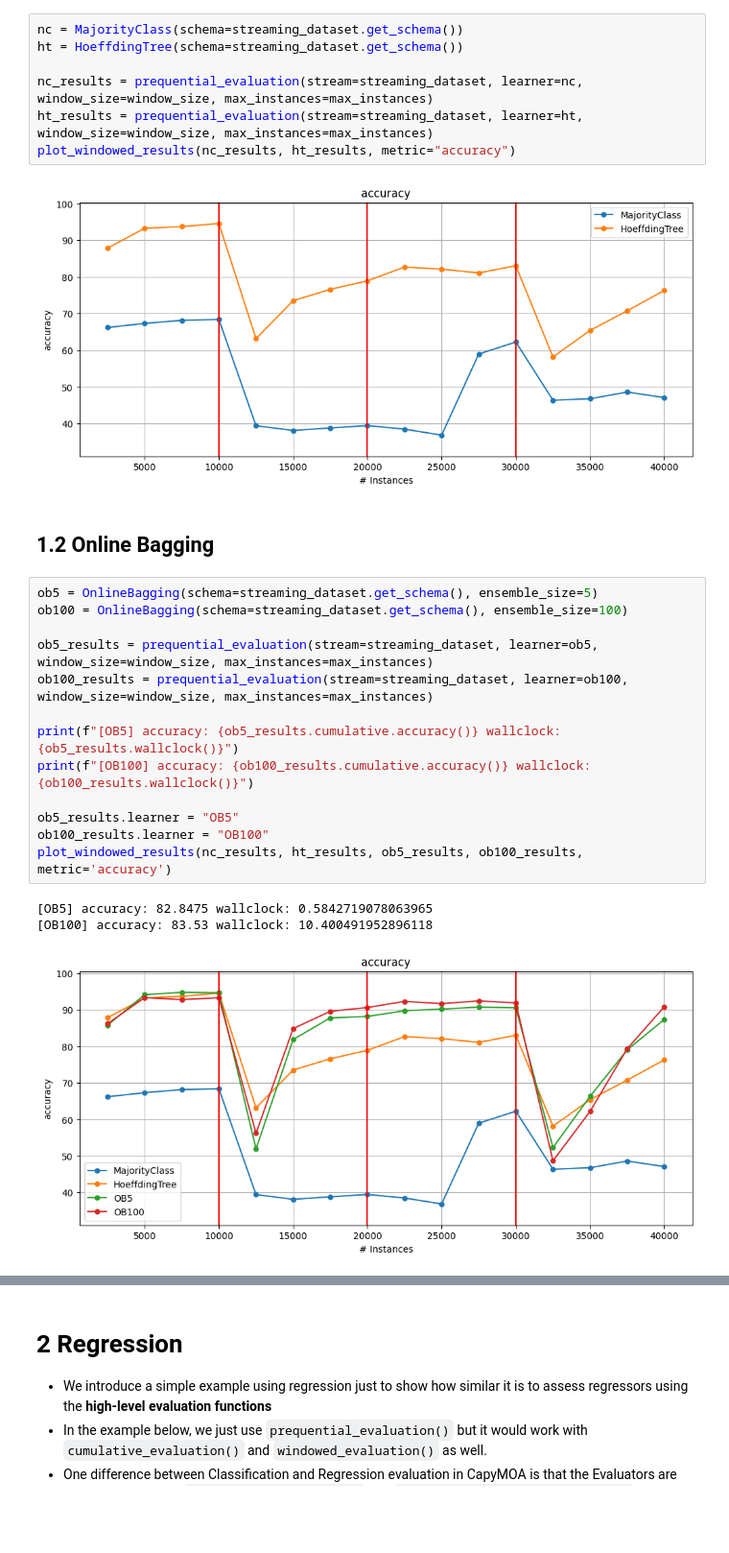
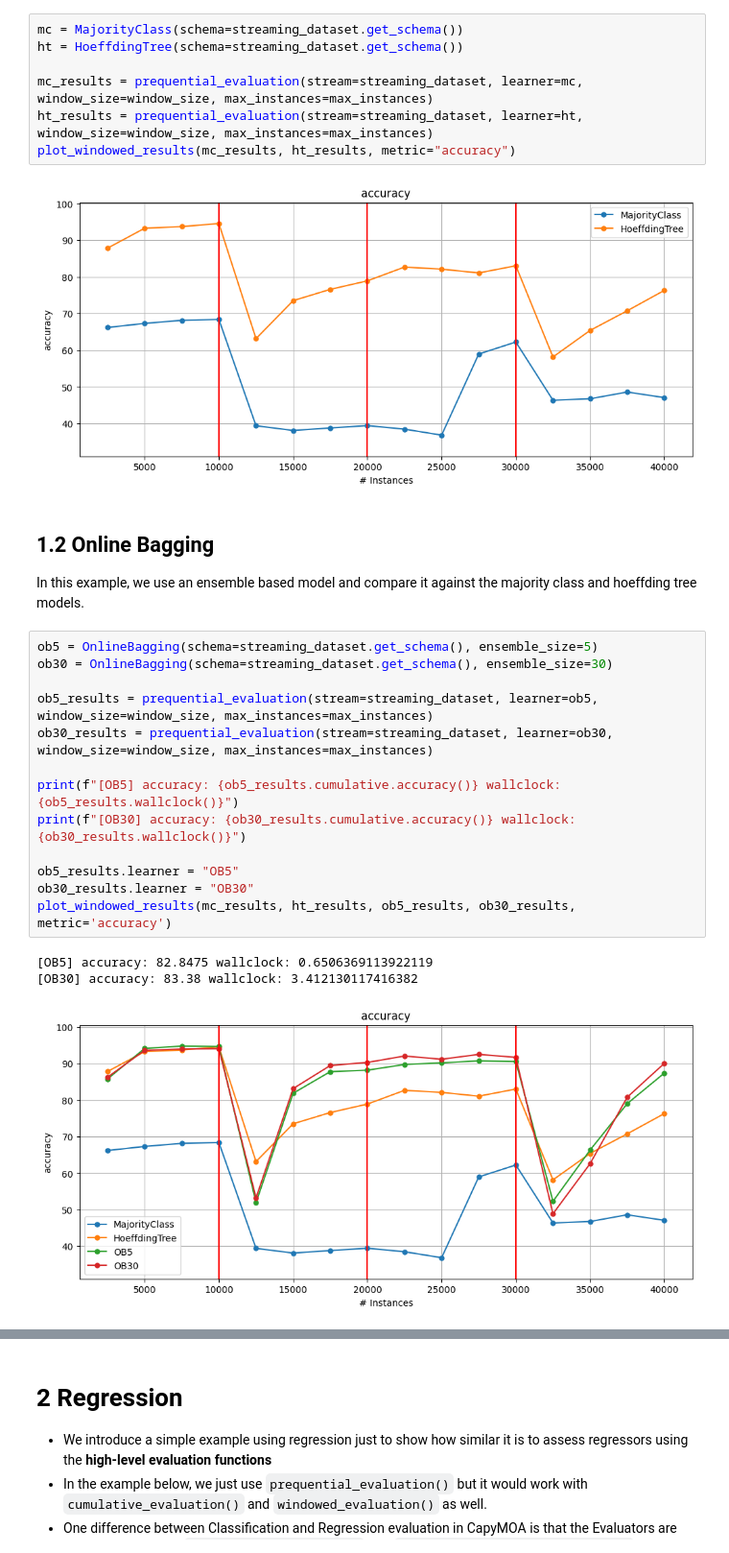
Before and after one commit to adaptive-machine-learning/kdd2024_ml_for_streams, a Jupyter notebook: notebooks/03_KDD2024_supervised.ipynb, the cells around one changed output, grey strips where cells are left out. Shown at 96% size. Drawn from its saved outputs; the diff is of its cells as text; blank space fills up the shorter version.

```diff
--- a/notebooks/03_KDD2024_supervised.ipynb
+++ b/notebooks/03_KDD2024_supervised.ipynb
@@ -51,32 +52,34 @@ streaming_dataset = DriftStream(moa_stream=ConceptDriftStream(),
 It is good to establish some baselines when assessing the predictive performance of ensemble methods.
 The base learner for the ensembles shown in this example is the `HoeffdingTree`, so it is a good baseline.
 # %%
-nc = MajorityClass(schema=streaming_dataset.get_schema())
+mc = MajorityClass(schema=streaming_dataset.get_schema())
 ht = HoeffdingTree(schema=streaming_dataset.get_schema())
 
-nc_results = prequential_evaluation(stream=streaming_dataset, learner=nc, window_size=window_size, max_instances=max_instances)
+mc_results = prequential_evaluation(stream=streaming_dataset, learner=mc, window_size=window_size, max_instances=max_instances)
 ht_results = prequential_evaluation(stream=streaming_dataset, learner=ht, window_size=window_size, max_instances=max_instances)
-plot_windowed_results(nc_results, ht_results, metric="accuracy")
+plot_windowed_results(mc_results, ht_results, metric="accuracy")
 # %% [output]
 [figure]
 # %% [markdown]
 ## 1.2 Online Bagging
+
+In this example, we use an ensemble based model and compare it against the majority class and hoeffding tree models.
 # %%
 ob5 = OnlineBagging(schema=streaming_dataset.get_schema(), ensemble_size=5)
-ob100 = OnlineBagging(schema=streaming_dataset.get_schema(), ensemble_size=100)
+ob30 = OnlineBagging(schema=streaming_dataset.get_schema(), ensemble_size=30)
 
 ob5_results = prequential_evaluation(stream=streaming_dataset, learner=ob5, window_size=window_size, max_instances=max_instances)
-ob100_results = prequential_evaluation(stream=streaming_dataset, learner=ob100, window_size=window_size, max_instances=max_instances)
+ob30_results = prequential_evaluation(stream=streaming_dataset, learner=ob30, window_size=window_size, max_instances=max_instances)
 
 print(f"[OB5] accuracy: {ob5_results.cumulative.accuracy()} wallclock: {ob5_results.wallclock()}")
-print(f"[OB100] accuracy: {ob100_results.cumulative.accuracy()} wallclock: {ob100_results.wallclock()}")
+print(f"[OB30] accuracy: {ob30_results.cumulative.accuracy()} wallclock: {ob30_results.wallclock()}")
 
 ob5_results.learner = "OB5"
-ob100_results.learner = "OB100"
-plot_windowed_results(nc_results, ht_results, ob5_results, ob100_results, metric='accuracy')
+ob30_results.learner = "OB30"
+plot_windowed_results(mc_results, ht_results, ob5_results, ob30_results, metric='accuracy')
 # %% [output]
-[OB5] accuracy: 82.8475 wallclock: 0.5842719078063965
-[OB100] accuracy: 83.53 wallclock: 10.400491952896118
+[OB5] accuracy: 82.8475 wallclock: 0.6506369113922119
+[OB30] accuracy: 83.38 wallclock: 3.412130117416382
-[figure, old version]
+[figure, new version]
 # %% [markdown]
 ##  1.3 AdaptiveRandomForest
```
Also changed, not shown: parts of 26 cells of this notebook, 4 other files.
